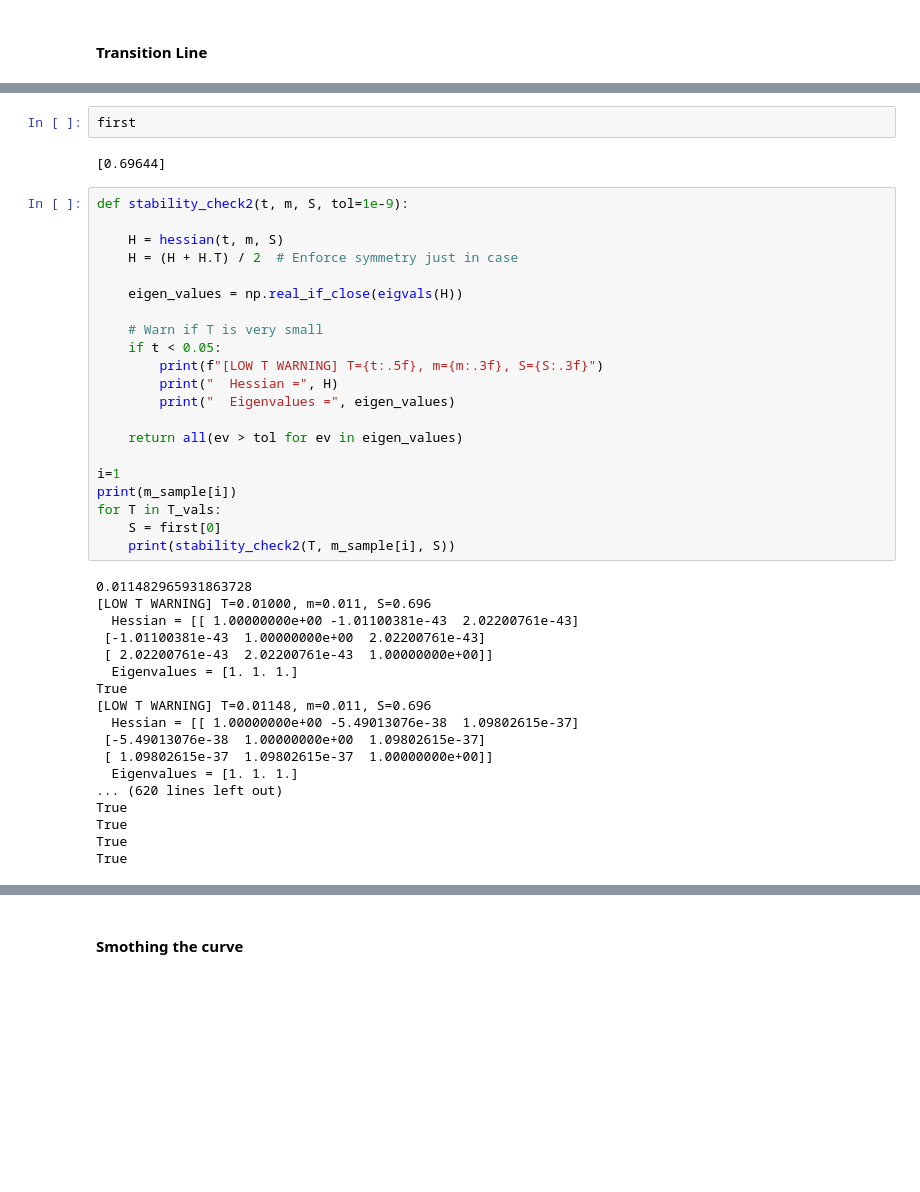
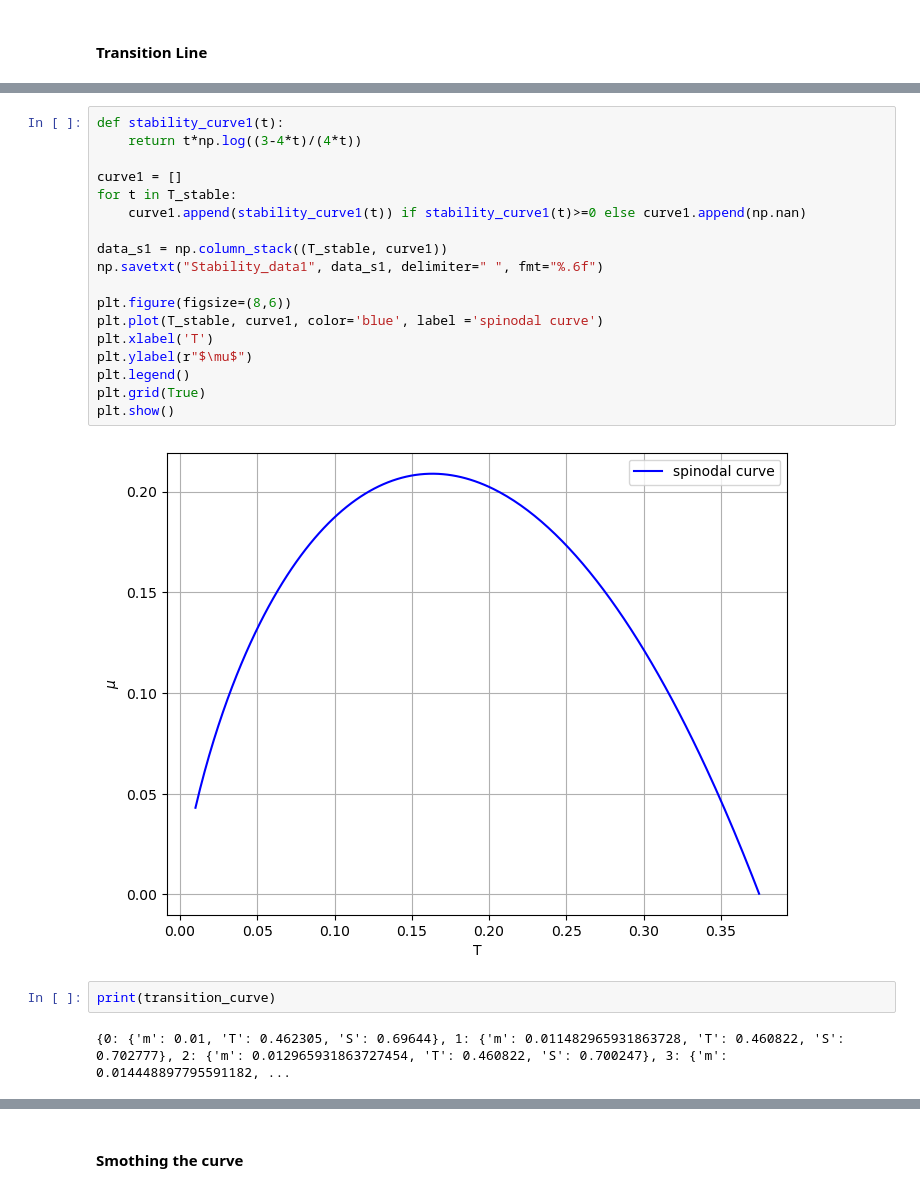
Before and after one commit to Gabrielkrzyzanowski/Master_Research, a Jupyter notebook: Diluted_Maier_Saupe/Diluted-Maier-Saupe_Model.ipynb, the cells around one changed output, grey strips where cells are left out. Cells and saved outputs as stored; diff of their text form; blank space fills up the shorter version.

```diff
--- a/Diluted_Maier_Saupe/Diluted-Maier-Saupe_Model.ipynb
+++ b/Diluted_Maier_Saupe/Diluted-Maier-Saupe_Model.ipynb
@@ -278,43 +264,24 @@ for idx, m in enumerate(m_sample, 1):
-# %%
-first
-# %% [output]
-[0.69644]
-# %%
-def stability_check2(t, m, S, tol=1e-9):
-
-    H = hessian(t, m, S)
-    H = (H + H.T) / 2  # Enforce symmetry just in case
-
-    eigen_values = np.real_if_close(eigvals(H))
-
-    # Warn if T is very small
-    if t < 0.05:
-        print(f"[LOW T WARNING] T={t:.5f}, m={m:.3f}, S={S:.3f}")
-        print("  Hessian =", H)
-        print("  Eigenvalues =", eigen_values)
-
-    return all(ev > tol for ev in eigen_values)
-
-i=1
-print(m_sample[i])
-for T in T_vals:
-    S = first[0]
-    print(stability_check2(T, m_sample[i], S))
-# %% [output]
-0.011482965931863728
-[LOW T WARNING] T=0.01000, m=0.011, S=0.696
-  Hessian = [[ 1.00000000e+00 -1.01100381e-43  2.02200761e-43]
- [-1.01100381e-43  1.00000000e+00  2.02200761e-43]
- [ 2.02200761e-43  2.02200761e-43  1.00000000e+00]]
-  Eigenvalues = [1. 1. 1.]
-True
-[LOW T WARNING] T=0.01148, m=0.011, S=0.696
-  Hessian = [[ 1.00000000e+00 -5.49013076e-38  1.09802615e-37]
- [-5.49013076e-38  1.00000000e+00  1.09802615e-37]
- [ 1.09802615e-37  1.09802615e-37  1.00000000e+00]]
-  Eigenvalues = [1. 1. 1.]
-... (620 lines left out)
-True
-True
-True
-True
+# %%
+def stability_curve1(t):
+    return t*np.log((3-4*t)/(4*t))
+
+curve1 = []
+for t in T_stable:
+    curve1.append(stability_curve1(t)) if stability_curve1(t)>=0 else curve1.append(np.nan)
+
+data_s1 = np.column_stack((T_stable, curve1))
+np.savetxt("Stability_data1", data_s1, delimiter=" ", fmt="%.6f")
+
+plt.figure(figsize=(8,6))
+plt.plot(T_stable, curve1, color='blue', label ='spinodal curve')
+plt.xlabel('T')
+plt.ylabel(r"$\mu$")
+plt.legend()
+plt.grid(True)
+plt.show()
+# %% [output]
+[figure, added]
+# %%
+print(transition_curve)
+# %% [output]
+{0: {'m': 0.01, 'T': 0.462305, 'S': 0.69644}, 1: {'m': 0.011482965931863728, 'T': 0.460822, 'S': 0.702777}, 2: {'m': 0.012965931863727454, 'T': 0.460822, 'S': 0.700247}, 3: {'m': 0.014448897795591182, ...
```
Also changed, not shown: parts of 11 cells of this notebook, 9 other files.
